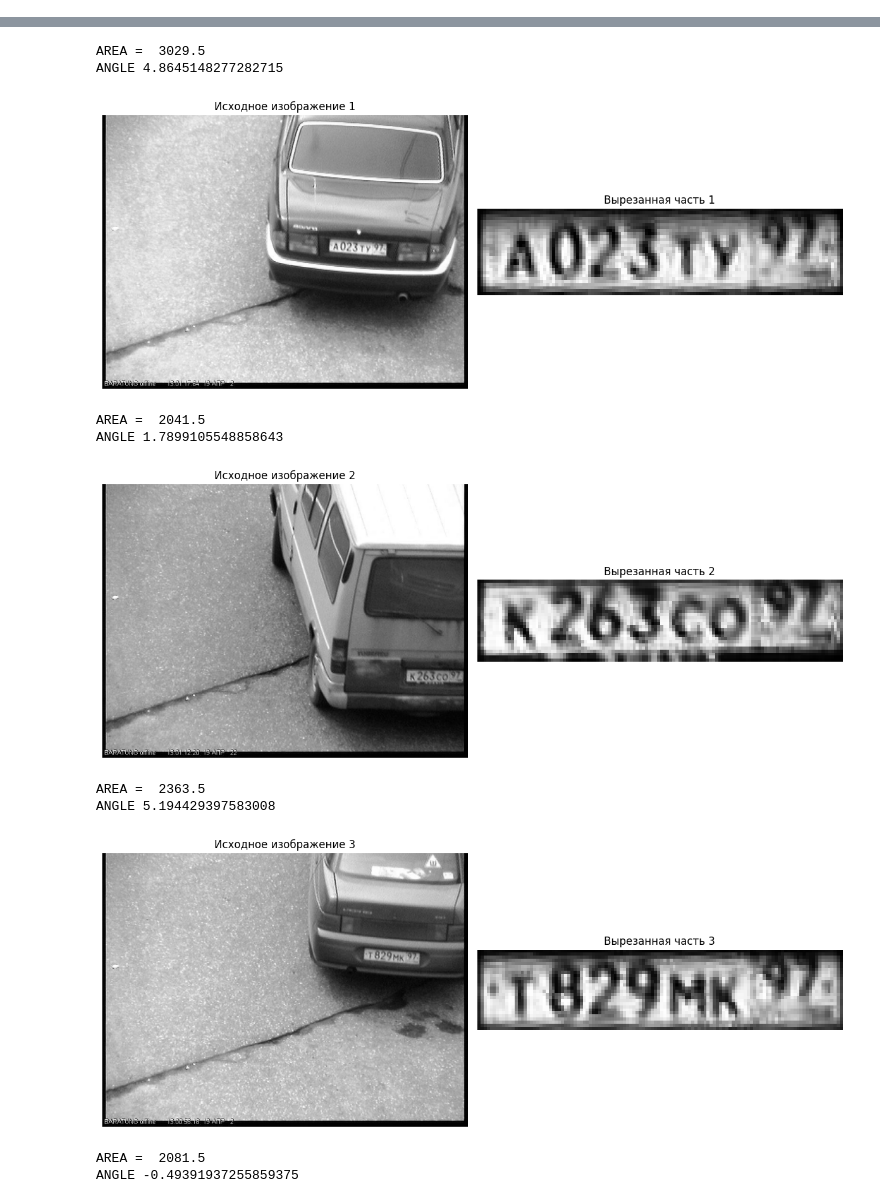
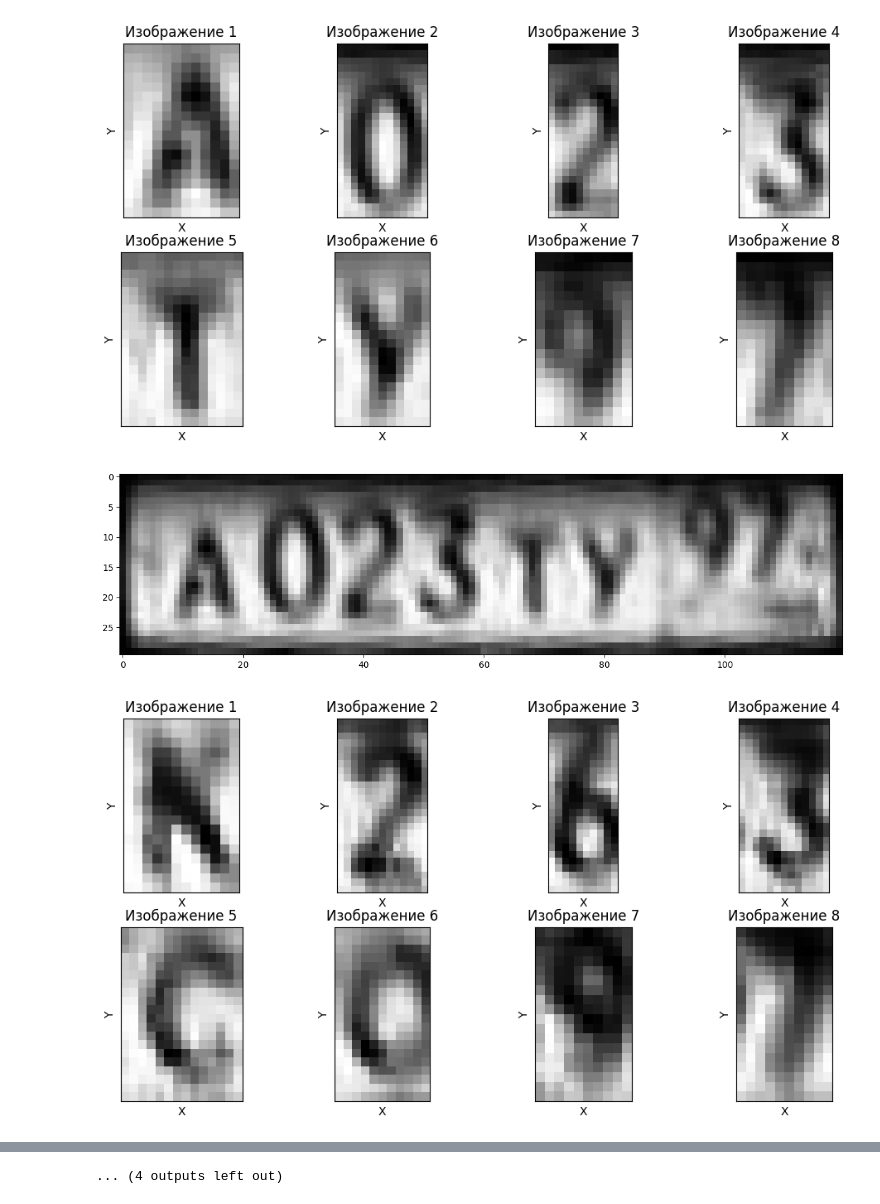
Before and after one commit to AlexanderTereshenkov/computer-vision, a Jupyter notebook: practice/plates.ipynb, the cells around one changed output, grey strips where cells are left out. Cells and saved outputs as stored; diff of their text form; code cells hidden in the pictures.

```diff
--- a/practice/plates.ipynb
+++ b/practice/plates.ipynb
@@ -108,26 +134,58 @@ ANGLE 2.573359727859497
+# %%
+def segment_characters(img):
+    images = [None] * 8
+    images[0] = img[7:25, 7:19]
+    images[1] = img[0:25, 22:35]
+    images[2] = img[0:25, 36:46]
+    images[3] = img[0:25, 47:60]
+    images[4] = img[5:25, 61:75]
+    images[5] = img[5:25, 75:86]
+    images[6] = img[0:18, 93:103]
+    images[7] = img[0:18, 103:113]
+
+    return images
 # %%
 img_count = 8
 
 for i in range(1, img_count + 1):
     img = cv.imread(f"../car_plates_img/car_p_{i}.jpg")
     img = cv.cvtColor(img, cv.COLOR_BGR2GRAY)
 
     cropped_img = find_plate_2(img)
 
     if(cropped_img is None):
         continue
 
-    fig, (ax1, ax2) = plt.subplots(1, 2, figsize=(12, 6))
-    ax1.imshow(img, cmap="gray")
-    ax1.set_title(f'Исходное изображение {i}')
-    ax1.axis('off')
+    cropped_img = find_plate_2(img, False)
+    nums = segment_characters(cropped_img)
 
-    ax2.imshow(cropped_img, cmap="gray")
-    ax2.set_title(f'Вырезанная часть {i}')
-    ax2.axis('off')
+    fig, axes = plt.subplots(2, 4, figsize=(12, 6))
+    for i, ax in enumerate(axes.flat):
+        if i < len(nums):
+            im = ax.imshow(nums[i], cmap='gray')
+            ax.set_title(f'Изображение {i+1}')
+            ax.set_xlabel('X')
+            ax.set_ylabel('Y')
+            # Убираем метки осей для экономии места
+            ax.set_xticks([])
+            ax.set_yticks([])
+    # fig, (ax1, ax2) = plt.subplots(1, 2, figsize=(12, 6))
+    # ax1.imshow(img, cmap="gray")
+    # ax1.set_title(f'Исходное изображение {i}')
+    # ax1.axis('off')
 
-    ax1.set_aspect('equal')
-    ax2.set_aspect('equal')
+    # ax2.imshow(cropped_img, cmap="gray")
+    # ax2.set_title(f'Вырезанная часть {i}')
+    # ax2.axis('off')
+
+    # ax1.set_aspect('equal')
+    # ax2.set_aspect('equal')
+    fig, ax = plt.subplots(1, 1, figsize=(12, 6))
+    ax.imshow(cropped_img, cmap="gray")
+
     plt.tight_layout()
     plt.show()
 # %% [output]
+[figure, new version]
+[figure, new version]
+[figure, new version]
@@ -134,11 +201 @@ for i in range(1, img_count + 1):
-AREA =  3029.5
-ANGLE 4.8645148277282715
+... (4 outputs left out)
-[figure, old version]
-AREA =  2041.5
-ANGLE 1.7899105548858643
-[figure, old version]
-AREA =  2363.5
-ANGLE 5.194429397583008
-[figure, old version]
-AREA =  2081.5
-ANGLE -0.49391937255859375
```
Also changed, not shown: parts of 7 cells of this notebook.
